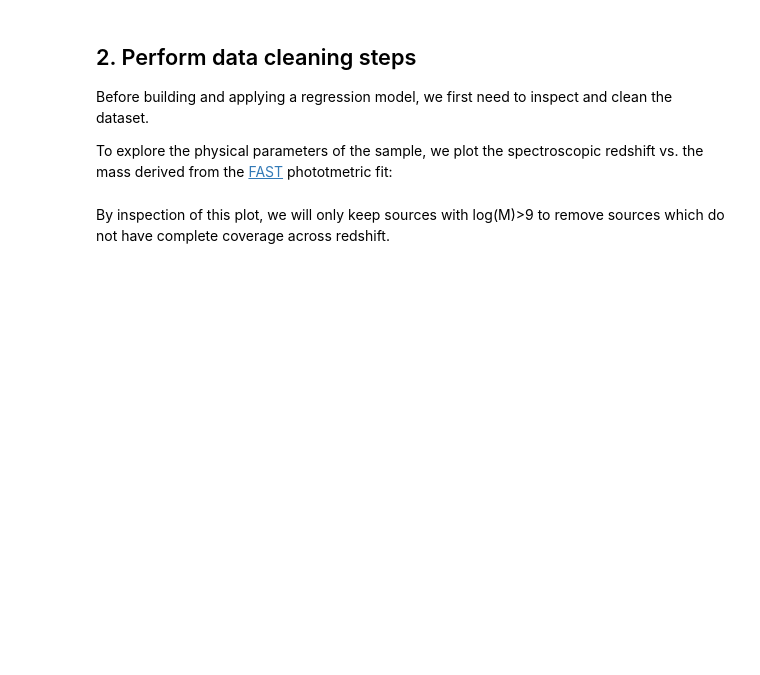
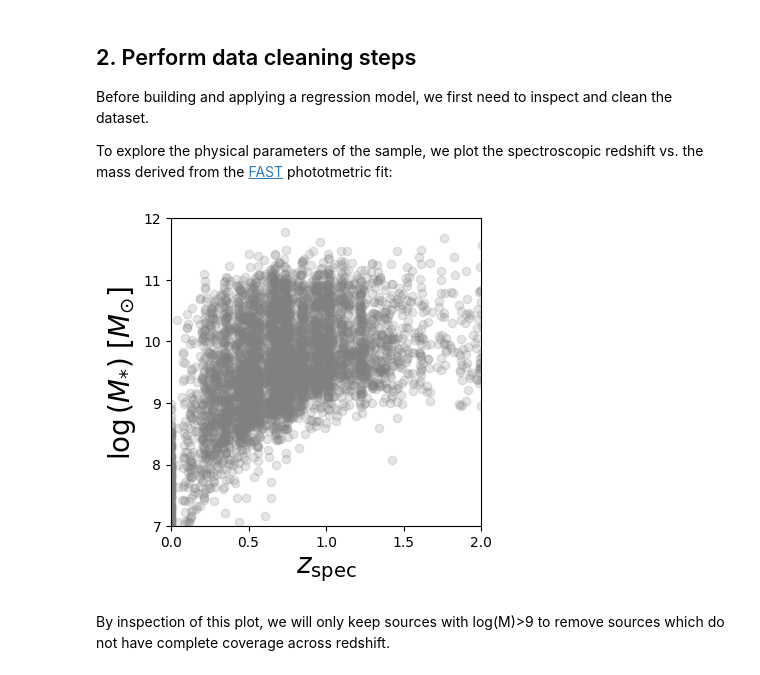
Before and after one commit to spacetelescope/hellouniverse, a Jupyter notebook: notebooks/hello-universe/Regressing_3D-HST_galaxy_redshift_with_decision_trees/Regressing_3D-HST_galaxy_redshift_with_decision_trees.ipynb, the cells around one changed output. Saved outputs shown, nothing was run; the diff lists cells and outputs as text; code cells hidden in the pictures; blank space fills up the shorter version.

```diff
--- a/notebooks/hello-universe/Regressing_3D-HST_galaxy_redshift_with_decision_trees/Regressing_3D-HST_galaxy_redshift_with_decision_trees.ipynb
+++ b/notebooks/hello-universe/Regressing_3D-HST_galaxy_redshift_with_decision_trees/Regressing_3D-HST_galaxy_redshift_with_decision_trees.ipynb
@@ -81,13 +104,15 @@ To explore the physical parameters of the sample, we plot the spectroscopic reds
 # %%
 fig, ax = plt.subplots(1, 1, figsize=(4, 4))
 
 ax.scatter(tab.z_spec, tab.lmass, alpha=0.2, color='grey')
 ax.set_xlim(0, 2)
 ax.set_ylim(7, 12)
-ax.set_xlabel(r'$z_{\rm spec}$')
-ax.set_ylabel(r'$\log{(M_{*})}\,\,[M_{\odot}]$')
+ax.set_xlabel(r'$z_{\rm spec}$', fontsize=20)
+ax.set_ylabel(r'$\log{(M_{*})}\,\,[M_{\odot}]$', fontsize=20)
 
 plt.show()
+# %% [output]
+[figure, added]
 # %% [markdown]
 By inspection of this plot, we will only keep sources with log(M)>9 to remove sources which do not have complete coverage across redshift.
 # %%
```
Also changed, not shown: parts of 16 cells of this notebook.
